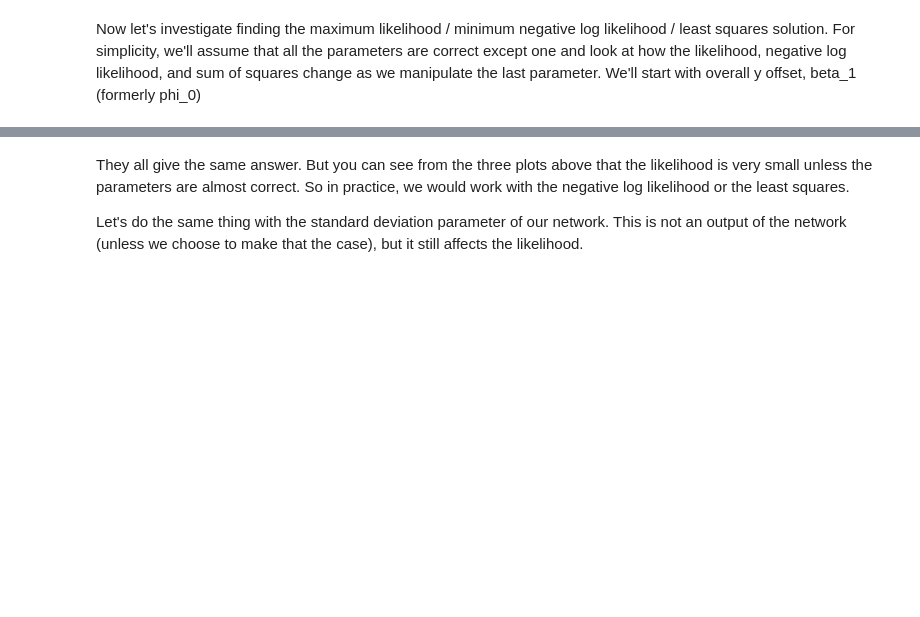
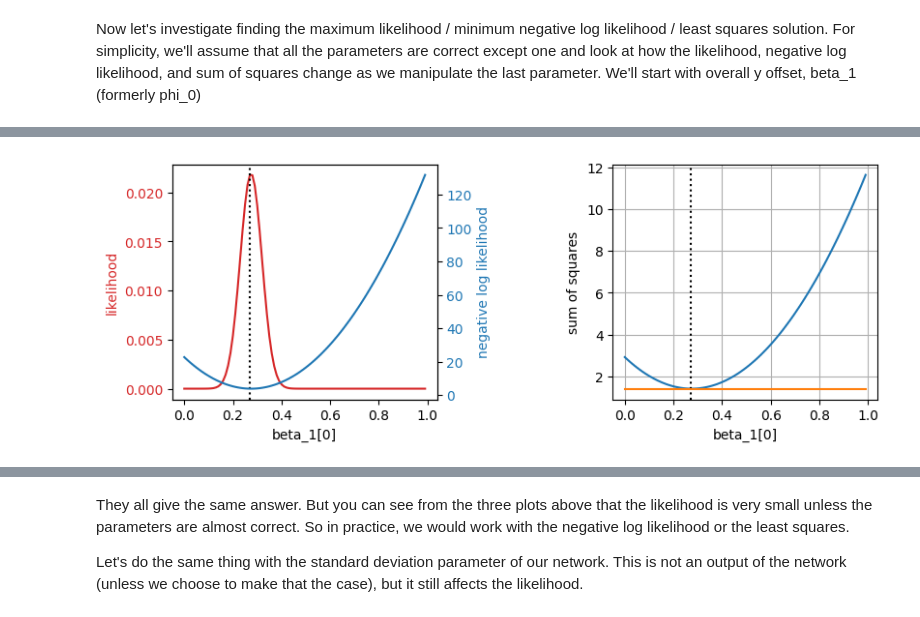
Before and after one commit to bertramwooster/Simon-Prince-UDL, a Jupyter notebook: Notebooks/Chap05/5_1_Least_Squares_Loss.ipynb, the cells around one changed output, grey strips where cells are left out. Drawn from its saved outputs; the diff is of its cells as text; code cells hidden in the pictures; blank space fills up the shorter version.

```diff
--- a/Notebooks/Chap05/5_1_Least_Squares_Loss.ipynb
+++ b/Notebooks/Chap05/5_1_Least_Squares_Loss.ipynb
@@ -147,8 +147,7 @@ def compute_likelihood(y_train, mu, sigma):
   # Top line of equation 5.3 in the notes
   # You will need np.prod() and the normal_distribution function you used above
   # Replace the line below
-  likelihood = 0
-
+  likelihood = np.prod(normal_distribution(y_train, mu, sigma))
   return likelihood
 # %%
 # Let's test this for a homoscedastic (constant sigma) model
@@ -174,7 +175,7 @@ def compute_negative_log_likelihood(y_train, mu, sigma):
   # Equation 5.4 in the notes
   # You will need np.sum(), np.log()
   # Replace the line below
-  nll = 0
+  nll = -np.sum(np.log(normal_distribution(y_train, mu, sigma)))
 
   return nll
 # %%
@@ -196,7 +199,7 @@ def compute_sum_of_squares(y_train, y_pred):
   # TODO -- compute the sum of squared distances between the training data and the model prediction
   # Eqn 5.10 in the notes.  Make sure that you understand this, and ask questions if you don't
   # Replace the line below
-  sum_of_squares = 0;
+  sum_of_squares = np.sum(np.square(y_train - y_pred));
 
   return sum_of_squares
 # %%
@@ -238,25 +249,30 @@ for count in range(len(beta_1_vals)):
 # %%
 # Now let's plot the likelihood, negative log likelihood, and least squares as a function of the value of the offset beta1
 fig, ax = plt.subplots(1,2)
 fig.set_size_inches(10.5, 5.5)
 fig.tight_layout(pad=10.0)
 likelihood_color = 'tab:red'
 nll_color = 'tab:blue'
 
 ax[0].set_xlabel('beta_1[0]')
 ax[0].set_ylabel('likelihood', color = likelihood_color)
 ax[0].plot(beta_1_vals, likelihoods, color = likelihood_color)
 ax[0].tick_params(axis='y', labelcolor=likelihood_color)
 
 ax00 = ax[0].twinx()
 ax00.plot(beta_1_vals, nlls, color = nll_color)
 ax00.set_ylabel('negative log likelihood', color = nll_color)
 ax00.tick_params(axis='y', labelcolor = nll_color)
 
-plt.axvline(x = beta_1_vals[np.argmax(likelihoods)], linestyle='dotted')
+ax[0].axvline(x = beta_1_vals[np.argmax(likelihoods)], color = 'black', linestyle='dotted')
 
 ax[1].plot(beta_1_vals, sum_squares); ax[1].set_xlabel('beta_1[0]'); ax[1].set_ylabel('sum of squares')
+ax[1].axvline(x = beta_1_vals[np.argmin(sum_squares)], color = 'black', linestyle='dotted')
+ax[1].plot(beta_1_vals, np.full(beta_1_vals.shape, min(sum_squares)))
+ax[1].grid()
 plt.show()
+# %% [output]
+[figure, added]
 # %%
 # Hopefully, you can see that the maximum of the likelihood fn is at the same position as the minimum negative log likelihood
 # and the least squares solutions
```
Also changed, not shown: parts of 8 cells of this notebook.
